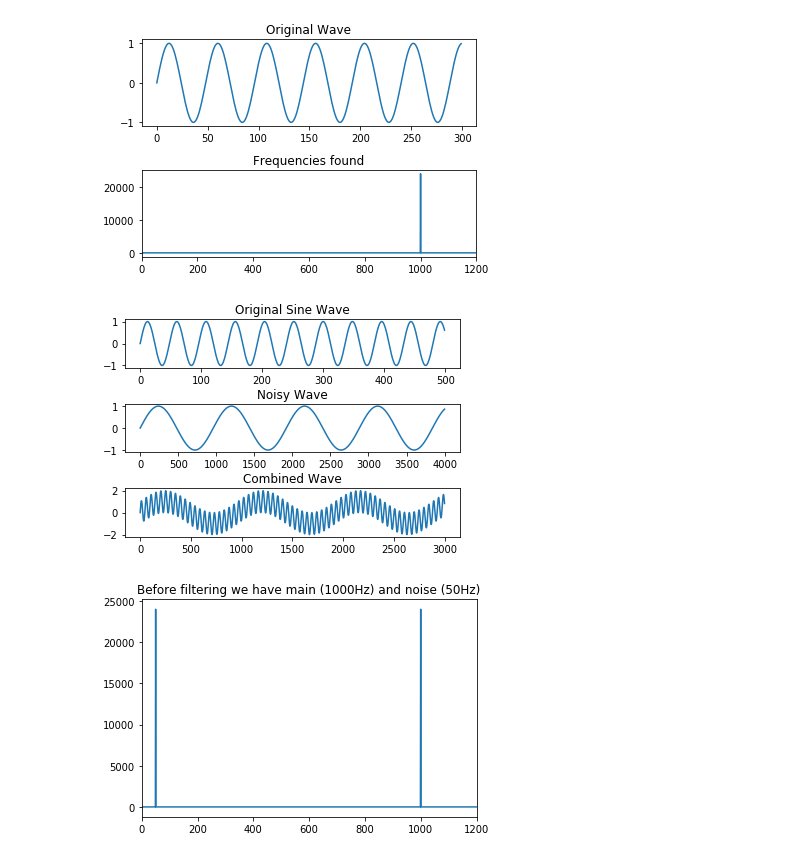
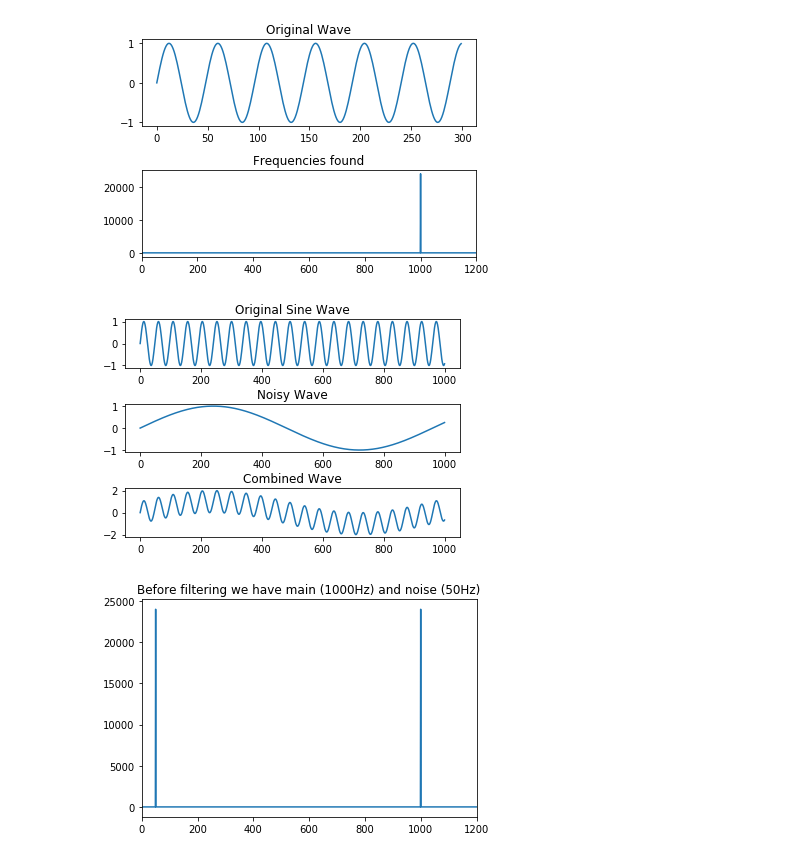
Before and after one commit to mcliff1/mypy, a Jupyter notebook: signal/audio_sp.ipynb, the cells around one changed output. Drawn from its saved outputs; the diff is of its cells as text; code cells hidden in the pictures.

```diff
--- a/signal/audio_sp.ipynb
+++ b/signal/audio_sp.ipynb
@@ -80,25 +80,25 @@ The frequence is 1000 Hz
 # %%
 # lets make something a little more noisy
 noise_frequency = 50
 noise = np.array([np.sin(2 * np.pi * noise_frequency * x/sampling_rate) for x in range(num_samples)])
 
 combined_signal = sine_wave + noise
 
 
 plt.subplot(3,1,1)
 plt.title('Original Sine Wave')
 # adds a little empty space
 plt.subplots_adjust(hspace=0.75)
-plt.plot(sine_wave[:500])
+plt.plot(sine_wave[:1000])
 plt.subplot(3,1,2)
 plt.title('Noisy Wave')
-plt.plot(noise[:4000])
+plt.plot(noise[:1000])
 plt.subplot(3,1,3)
 plt.title('Combined Wave')
-plt.plot(combined_signal[:3000])
+plt.plot(combined_signal[:1000])
 plt.show()
 # %% [output]
-[figure, old version]
+[figure, new version]
 # %%
 c_fft = np.fft.fft(combined_signal)
 c_freq = np.abs(c_fft[:len(c_fft)])
```
Also changed, not shown: parts of 6 cells of this notebook, 2 other files.
